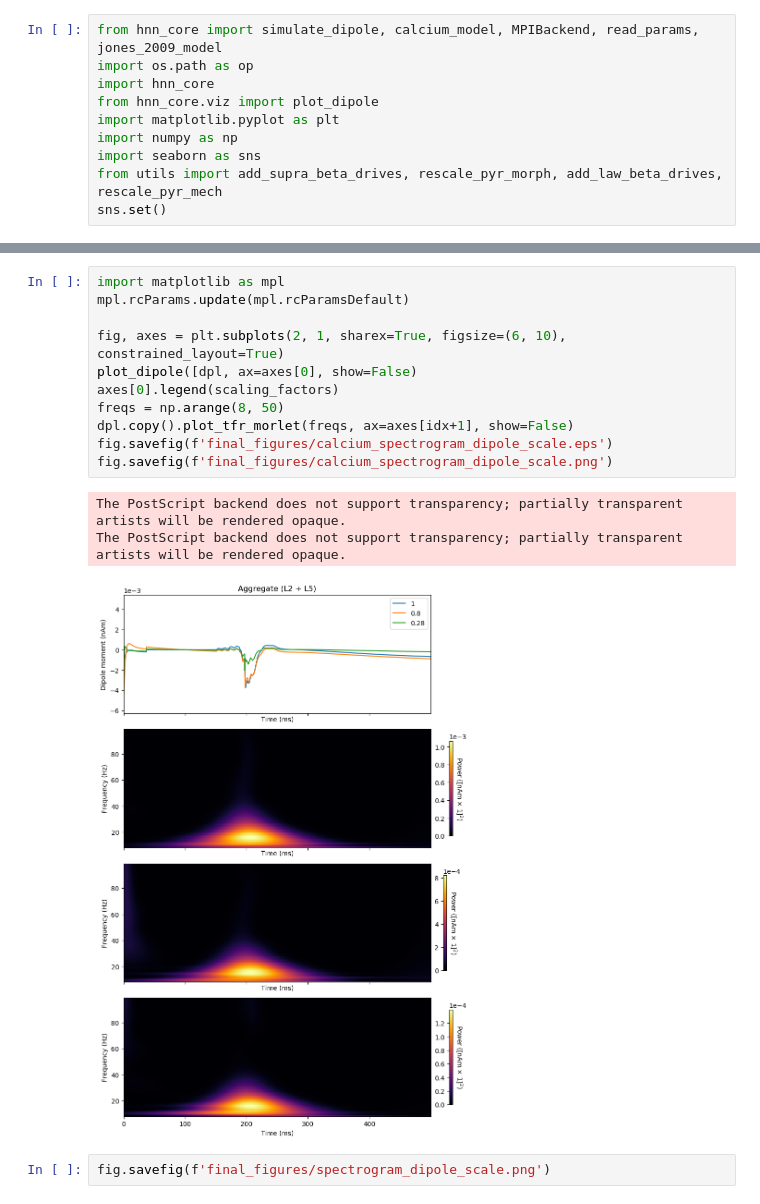
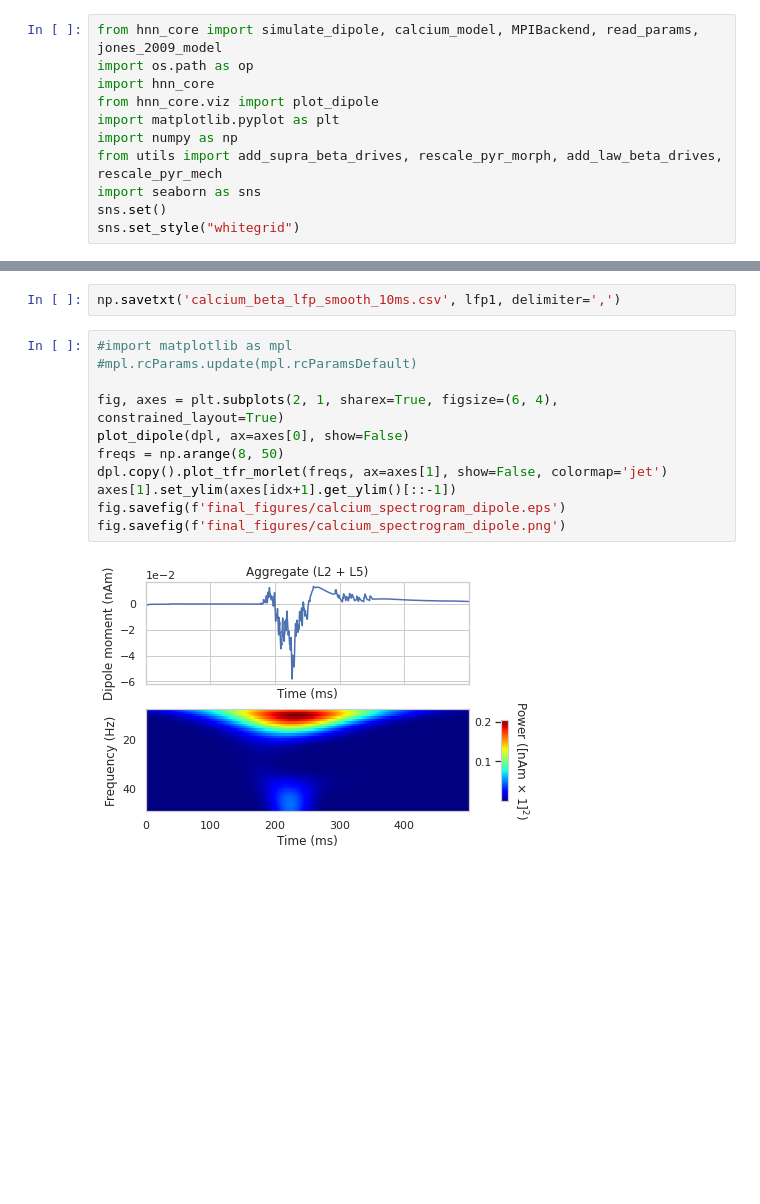
Before and after one commit to rythorpe/beta_modeling, a Jupyter notebook: sim_beta_calcium.ipynb, the cells around one changed output, grey strips where cells are left out. Saved outputs shown, nothing was run; the diff lists cells and outputs as text; blank space fills up the shorter version.

```diff
--- a/sim_beta_calcium.ipynb
+++ b/sim_beta_calcium.ipynb
@@ -5,9 +5,10 @@ import hnn_core
 from hnn_core.viz import plot_dipole
 import matplotlib.pyplot as plt
 import numpy as np
+from utils import add_supra_beta_drives, rescale_pyr_morph, add_law_beta_drives, rescale_pyr_mech
 import seaborn as sns
-from utils import add_supra_beta_drives, rescale_pyr_morph, add_law_beta_drives, rescale_pyr_mech
 sns.set()
+sns.set_style("whitegrid")
 # %%
 depths = np.arange(-325, 2150, 100)
 electrode_pos = [(135, 135, dep) for dep in depths]
@@ -78,20 +83,18 @@ The PostScript backend does not support transparency; partially transparent arti
+# %%
+np.savetxt('calcium_beta_lfp_smooth_10ms.csv', lfp1, delimiter=',')
 # %%
-import matplotlib as mpl
-mpl.rcParams.update(mpl.rcParamsDefault)
+#import matplotlib as mpl
+#mpl.rcParams.update(mpl.rcParamsDefault)
 
-fig, axes = plt.subplots(2, 1, sharex=True, figsize=(6, 10), constrained_layout=True)
-plot_dipole([dpl, ax=axes[0], show=False)
-axes[0].legend(scaling_factors)
+fig, axes = plt.subplots(2, 1, sharex=True, figsize=(6, 4), constrained_layout=True)
+plot_dipole(dpl, ax=axes[0], show=False)
 freqs = np.arange(8, 50)
-dpl.copy().plot_tfr_morlet(freqs, ax=axes[idx+1], show=False)
-fig.savefig(f'final_figures/calcium_spectrogram_dipole_scale.eps')
-fig.savefig(f'final_figures/calcium_spectrogram_dipole_scale.png')
+dpl.copy().plot_tfr_morlet(freqs, ax=axes[1], show=False, colormap='jet')
+axes[1].set_ylim(axes[idx+1].get_ylim()[::-1])
+fig.savefig(f'final_figures/calcium_spectrogram_dipole.eps')
+fig.savefig(f'final_figures/calcium_spectrogram_dipole.png')
 # %% [output]
-The PostScript backend does not support transparency; partially transparent artists will be rendered opaque.
-The PostScript backend does not support transparency; partially transparent artists will be rendered opaque.
-[figure, old version]
+[figure, new version]
-# %%
-fig.savefig(f'final_figures/spectrogram_dipole_scale.png')
 # %%
 trial_idx = 0
 res_idx = 0
```
Also changed, not shown: parts of 5 cells of this notebook, 1 other file.
